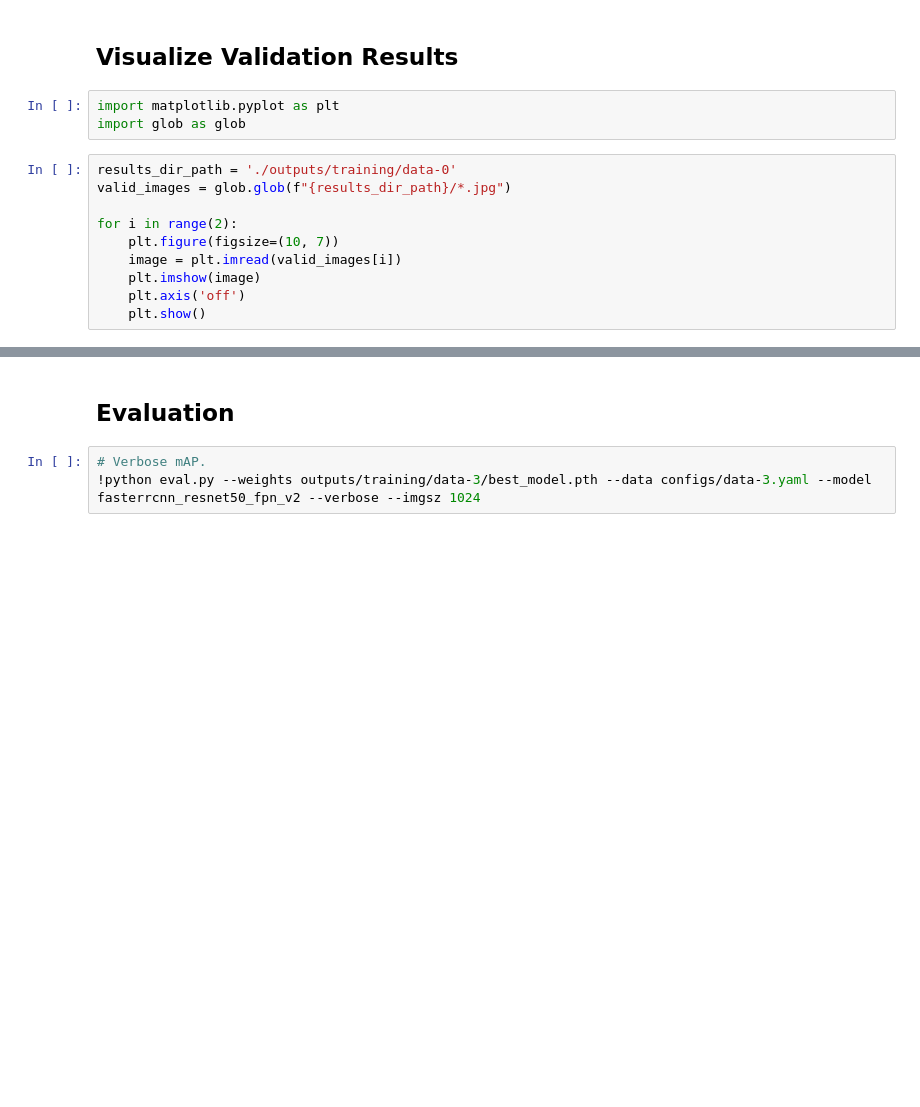
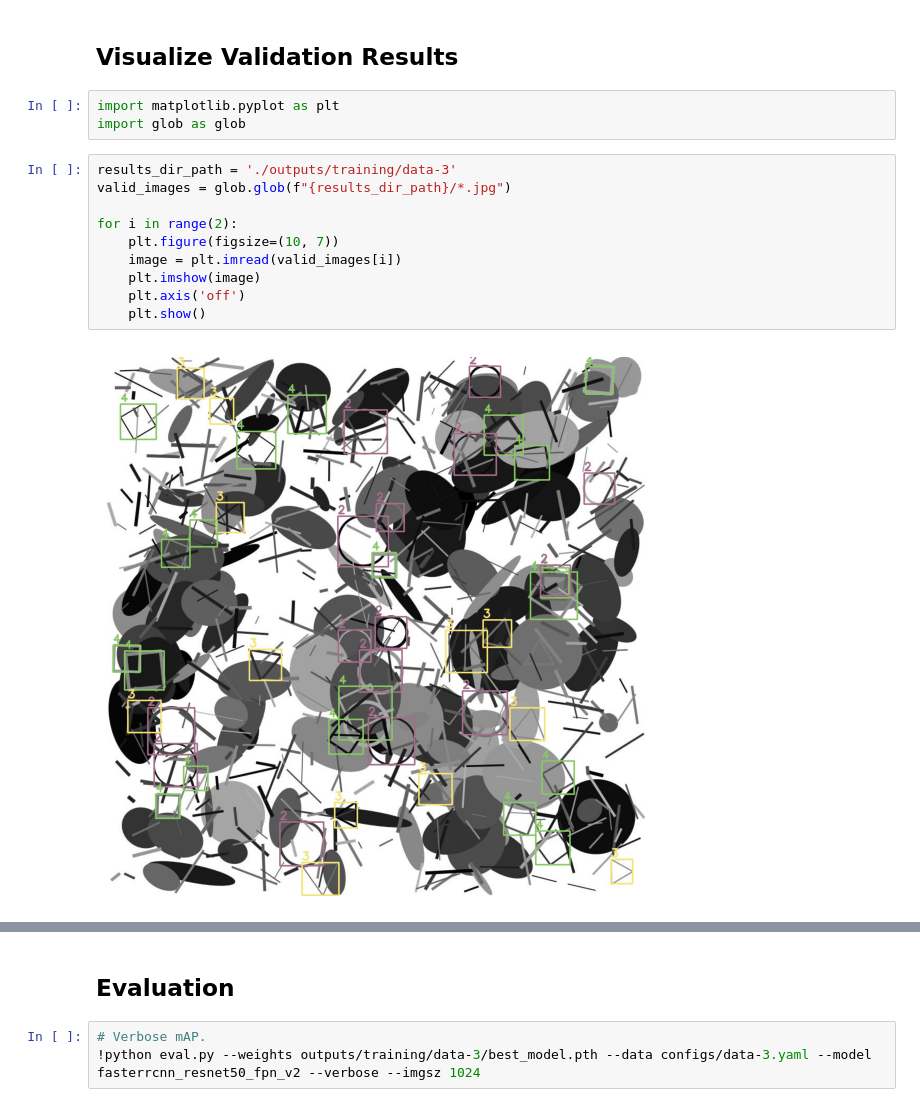
Before and after one commit to jkcas22/shape-recognition, a Jupyter notebook: faster_rcnn_training-3.ipynb, the cells around one changed output, grey strips where cells are left out. Drawn from its saved outputs; the diff is of its cells as text; blank space fills up the shorter version.

Commit message:
train and eval data 3

```diff
--- a/faster_rcnn_training-3.ipynb
+++ b/faster_rcnn_training-3.ipynb
@@ -23,12 +64,14 @@ drive.mount('/content/drive')
 import matplotlib.pyplot as plt
 import glob as glob
 # %%
-results_dir_path = './outputs/training/data-0'
+results_dir_path = './outputs/training/data-3'
 valid_images = glob.glob(f"{results_dir_path}/*.jpg")
 
 for i in range(2):
     plt.figure(figsize=(10, 7))
     image = plt.imread(valid_images[i])
     plt.imshow(image)
     plt.axis('off')
     plt.show()
+# %% [output]
+[figure, added]
```
Also changed, not shown: parts of 6 cells of this notebook.
